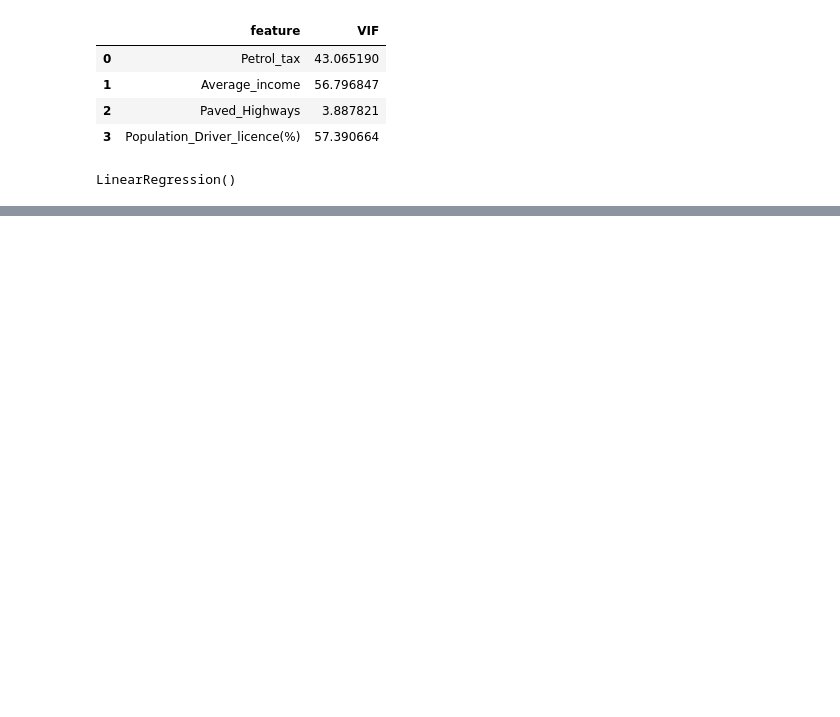
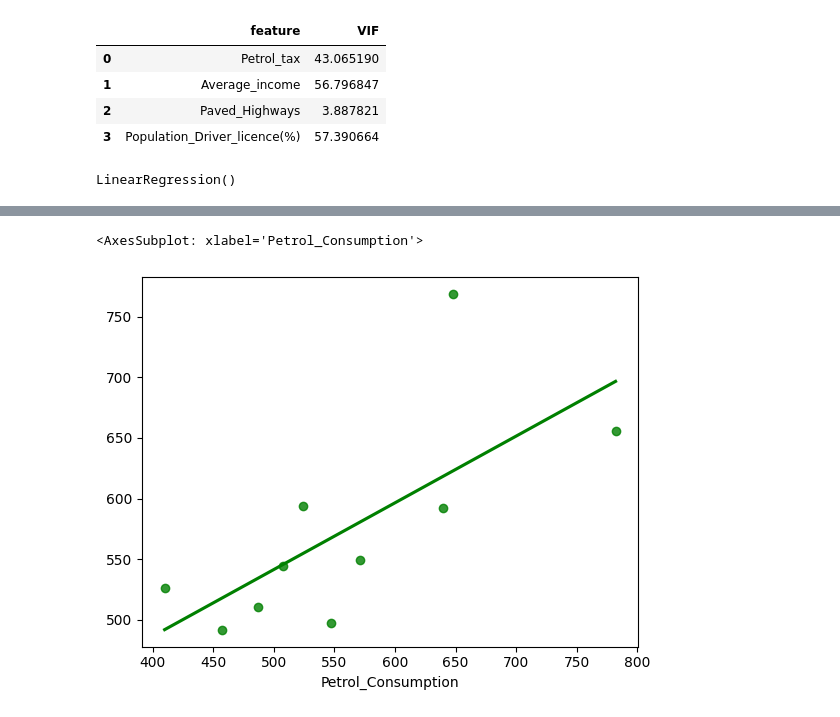
Before and after one commit to oblyshchak/ds_homeworks, a Jupyter notebook: homework_35, linear regression/task_2.ipynb, the cells around one changed output, grey strips where cells are left out. Saved outputs shown, nothing was run; the diff lists cells and outputs as text; code cells hidden in the pictures; blank space fills up the shorter version.

```diff
--- a/homework_35, linear regression/task_2.ipynb
+++ b/homework_35, linear regression/task_2.ipynb
@@ -141,0 +149,5 @@ model.score(x_train, y_train)
+# %%
+sb.regplot(x = y_test, y = y_pred, ci=None, color ='green')
+# %% [output]
+<AxesSubplot: xlabel='Petrol_Consumption'>
+[figure, added]
```
Also changed, not shown: parts of 12 cells of this notebook.
